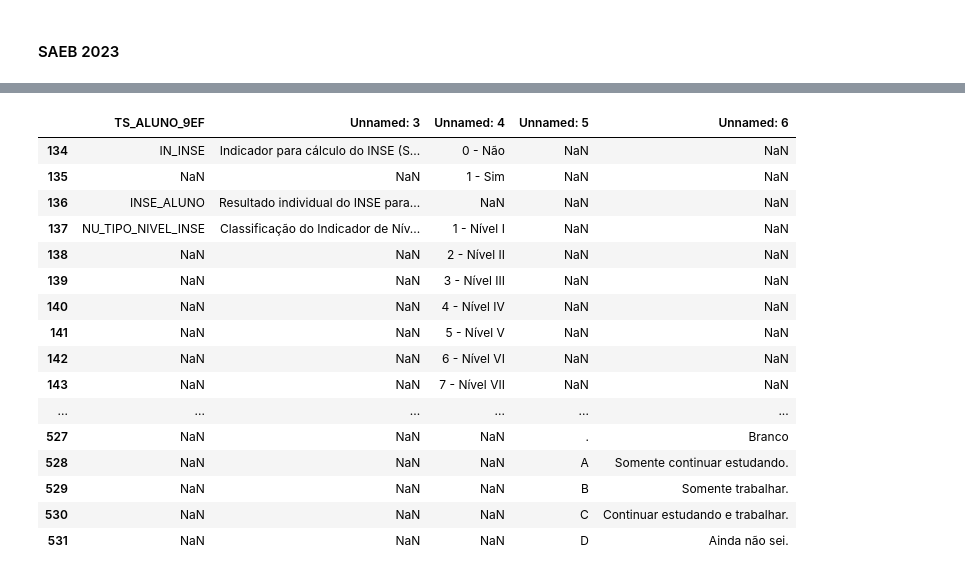
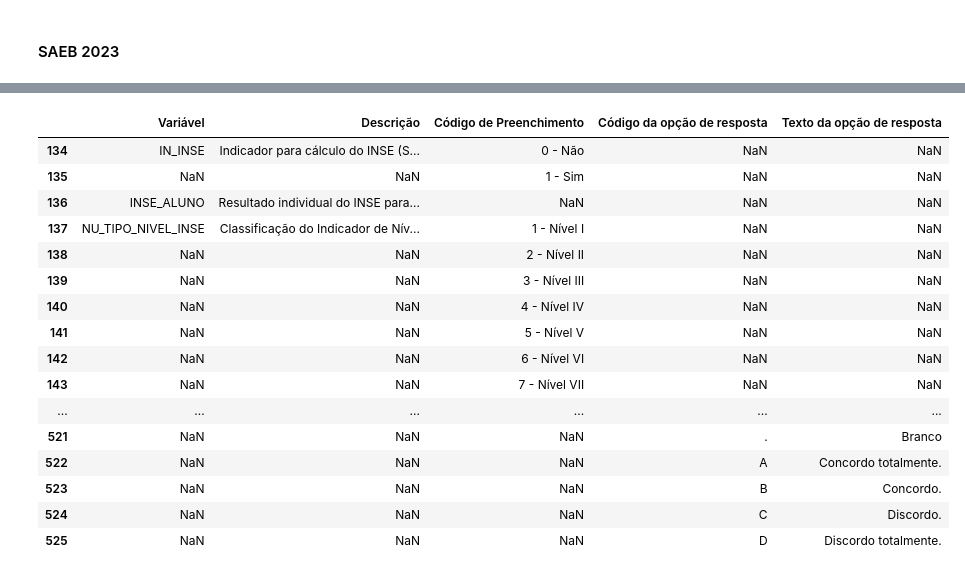
Before and after one commit to emilly788/TCC, a Jupyter notebook: 1. Estrutura de Dados Base.ipynb, the cells around one changed output, grey strips where cells are left out. Saved outputs shown, nothing was run; the diff lists cells and outputs as text; code cells hidden in the pictures.

```diff
--- a/1. Estrutura de Dados Base.ipynb
+++ b/1. Estrutura de Dados Base.ipynb
@@ -693,21 +756,27 @@ As variáveis e esquemas de codificação para respostas categóricas que se dif
 # %%
 dicionario_2023 = pd.read_excel(r"2023/Dicionario_Saeb_2023.xlsx", sheet_name="TS_ALUNO_9EF")
-dicionario_2023 = dicionario_2023[["TS_ALUNO_9EF", "Unnamed: 3", "Unnamed: 4", "Unnamed: 5", "Unnamed: 6" ]]
-linhas_selecionadas = [134,135,136,137,138,139,140,141,142,143,144,145,147,148,149,150,151,152,153,154,155,156,229,230,231,232,233,307,308,309,310,311,312,
-                        354,355,356,357,358,359,360,361,424,425,426,427,428,429,430,431,432,433,434,435,436,437,438,439,440,441,442,443,444,445,446,447,448,
-                        449,450,451,452,453,454,455,456,457,458,459,460,461,462,463,464,465,466,467,468,469,470,471,472,473,474,475,476,477,478,479,480,
-                        481,482,483,484,485,486,487,488,489,490,491,492,493,494,495,496,497,498,499,500,501,502,503,504,505,506,507,508,509,510,511,512,
-                        513,514,515,516,517,518,519,520,521,522,523,524,525,526,527,528,529,530,531]
+
+dicionario_2023.columns = ["Variável", "Tipo", "Tamanho", "Descrição", "Código de Preenchimento", "Código da opção de resposta", "Texto da opção de resposta"]
+dicionario_2023 = dicionario_2023[["Variável", "Descrição", "Código de Preenchimento", "Código da opção de resposta", "Texto da opção de resposta" ]]
+
+#dicionario_2023 = dicionario_2023[["TS_ALUNO_9EF", "Unnamed: 3", "Unnamed: 4", "Unnamed: 5", "Unnamed: 6" ]]
+
+linhas_selecionadas = [134,135,136,137,138,139,140,141,142,143,144,145,147,148,149,150,151,152,153,154,155,156,157,158,159,174,175,176,177,178,179,180,
+                       181,182,183,184,185,186,187,188,189,190,191,192,229,230,231,232,233,307,308,309,310,311,312,354,355,356,357,358,359,360,361,424,
+                       425,426,427,428,429,430,431,432,433,434,435,436,437,438,439,440,441,442,443,444,445,446,447,448,449,450,451,452,453,454,455,456,
+                       457,458,459,460,461,462,463,464,465,466,467,468,469,470,471,472,473,474,475,476,477,478,479,480,481,482,483,484,485,486,487,488,
+                       489,490,491,492,493,494,495,496,497,498,499,500,501,502,503,504,505,506,507,508,509,510,511,512,513,514,515,516,517,518,519,520,
+                       521,522,523,524,525]
 dicionario_filt = dicionario_2023.iloc[linhas_selecionadas]
 
 from IPython.display import display
 pd.set_option('display.max_rows', None)
 pd.set_option('display.max_columns', None)
 pd.set_option('display.width', None)
 pd.set_option('display.max_colwidth', None)
 display(dicionario_filt)
 # %% [output]
-|  | TS_ALUNO_9EF | Unnamed: 3 | Unnamed: 4 | Unnamed: 5 | Unnamed: 6 |
+|  | Variável | Descrição | Código de Preenchimento | Código da opção de resposta | Texto da opção de resposta |
 | 134 | IN_INSE | Indicador para cálculo do INSE (S... | 0 - Não | NaN | NaN |
 | 135 | NaN | NaN | 1 - Sim | NaN | NaN |
 | 136 | INSE_ALUNO | Resultado individual do INSE para... | NaN | NaN | NaN |
@@ -719,11 +788,11 @@ display(dicionario_filt)
 | 142 | NaN | NaN | 6 - Nível VI | NaN | NaN |
 | 143 | NaN | NaN | 7 - Nível VII | NaN | NaN |
 | ... | ... | ... | ... | ... | ... |
-| 527 | NaN | NaN | NaN | . | Branco |
-| 528 | NaN | NaN | NaN | A | Somente continuar estudando. |
-| 529 | NaN | NaN | NaN | B | Somente trabalhar. |
-| 530 | NaN | NaN | NaN | C | Continuar estudando e trabalhar. |
-| 531 | NaN | NaN | NaN | D | Ainda não sei. |
+| 521 | NaN | NaN | NaN | . | Branco |
+| 522 | NaN | NaN | NaN | A | Concordo totalmente. |
+| 523 | NaN | NaN | NaN | B | Concordo. |
+| 524 | NaN | NaN | NaN | C | Discordo. |
+| 525 | NaN | NaN | NaN | D | Discordo totalmente. |
 # %% [markdown]
 <!-- Abaixo estão mostrados os esquemas de codificação para as respostas categóricas e uma listagem literal das perguntas do Questionário de Estudante, apenas aqueles que se diferenciam em relação ao ano de 2019:
 #### ID_SAEB
```
Also changed, not shown: parts of 10 cells of this notebook.
